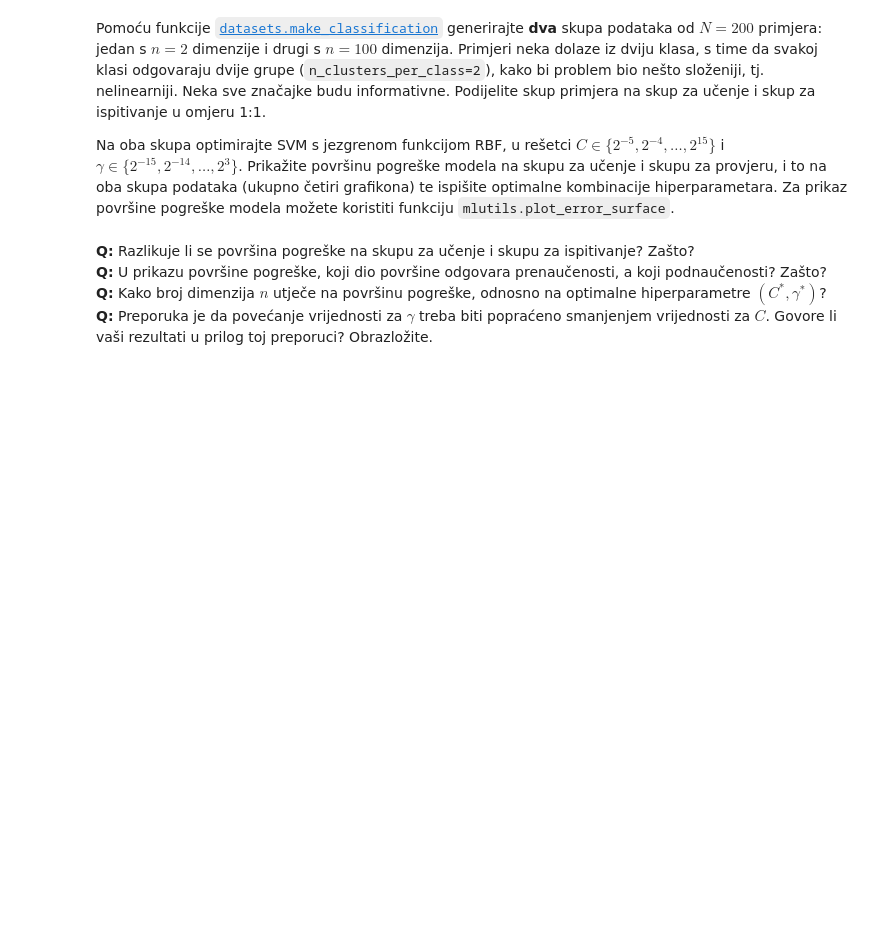
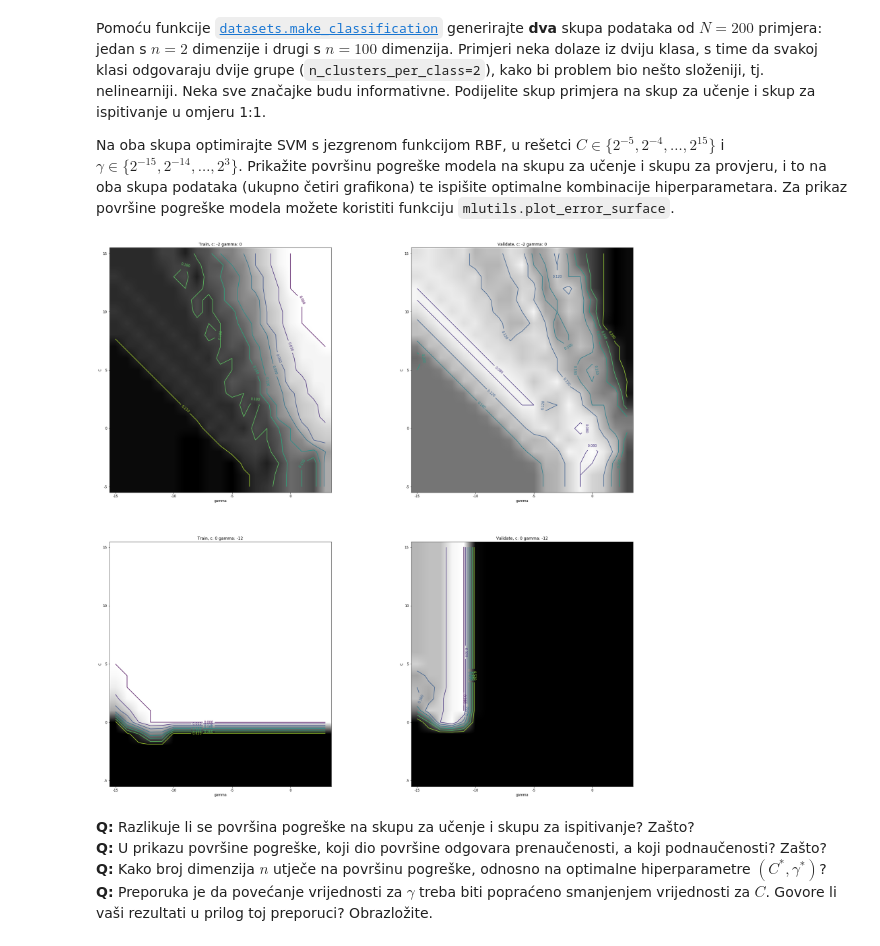
Before and after one commit to martincekada/Machine-Learning, a Jupyter notebook: LAB-03/SU-2019-LAB03-0036499611.ipynb, the cells around one changed output. Cells and saved outputs as stored; diff of their text form; code cells hidden in the pictures; blank space fills up the shorter version.

```diff
--- a/LAB-03/SU-2019-LAB03-0036499611.ipynb
+++ b/LAB-03/SU-2019-LAB03-0036499611.ipynb
@@ -114,3 +257,35 @@ from sklearn.model_selection import train_test_split
+# %%
+from mlutils import plot_error_surface
+x_2, y_2 = make_classification(n_samples=200, n_features=2, n_informative=2,
+                    n_redundant=0, n_repeated=0, n_classes=2, n_clusters_per_class=2,
+                    weights=None, flip_y=0.01, class_sep=1.0, hypercube=True, shift=0.0,
+                    scale=1.0, shuffle=True, random_state=None)
+# redundant je po defaultu na 2, jel to trebam promjenit?
+x_100, y_100 = make_classification(n_samples=200, n_features=100, n_informative=100,
+                    n_redundant=0, n_repeated=0, n_classes=2, n_clusters_per_class=2,
+                    weights=None, flip_y=0.01, class_sep=1.0, hypercube=True, shift=0.0,
+                    scale=1.0, shuffle=True, random_state=None)
+counter = 1
+plt.figure(figsize=(30,30))
+for x, y in [[x_2, y_2], [x_100, y_100]]:
+    X_train, X_test, y_train, y_test = train_test_split(x, y, test_size=0.5, random_state=42)
+    c, gamma, train, validation = grid_search(X_train, X_test, y_train, y_test, (-5, 16), (-15, 4), True)
+
+
+    plt.subplot(2,2, counter)
+    counter += 1
+
+    plt.title("Train, c: " + str(c) + " gamma: " + str(gamma))
+    plot_error_surface(train, (-5, 16), (-15, 4))
+
+    plt.subplot(2,2, counter)
+    counter += 1
+
+    plt.title("Validate, c: " + str(c) + " gamma: " + str(gamma))
+    plot_error_surface(validation, (-5, 16), (-15, 4))
+plt.show()
+# %% [output]
+[figure, added]
 # %% [markdown]
 **Q:** Razlikuje li se površina pogreške na skupu za učenje i skupu za ispitivanje? Zašto?
 **Q:** U prikazu površine pogreške, koji dio površine odgovara prenaučenosti, a koji podnaučenosti? Zašto?
```
Also changed, not shown: parts of 31 cells of this notebook, 1 other file.
